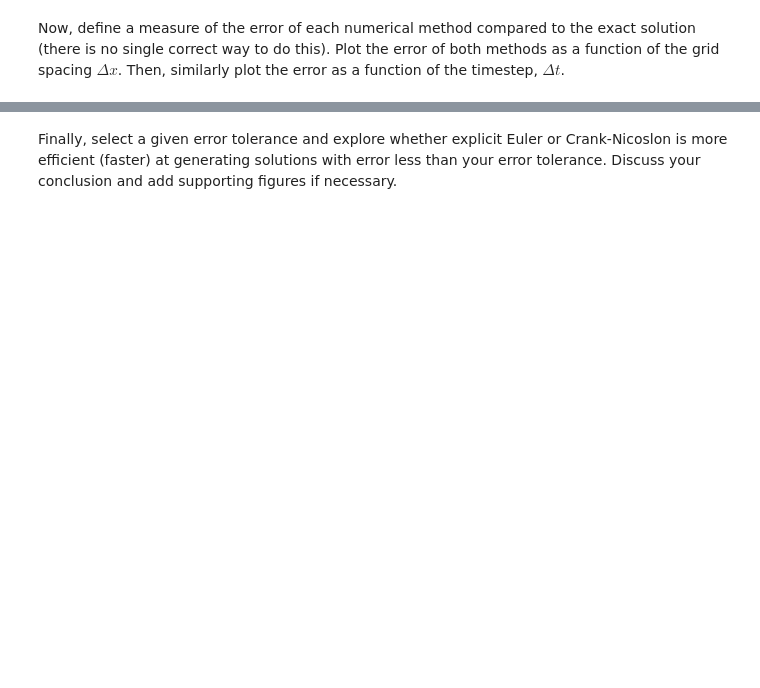
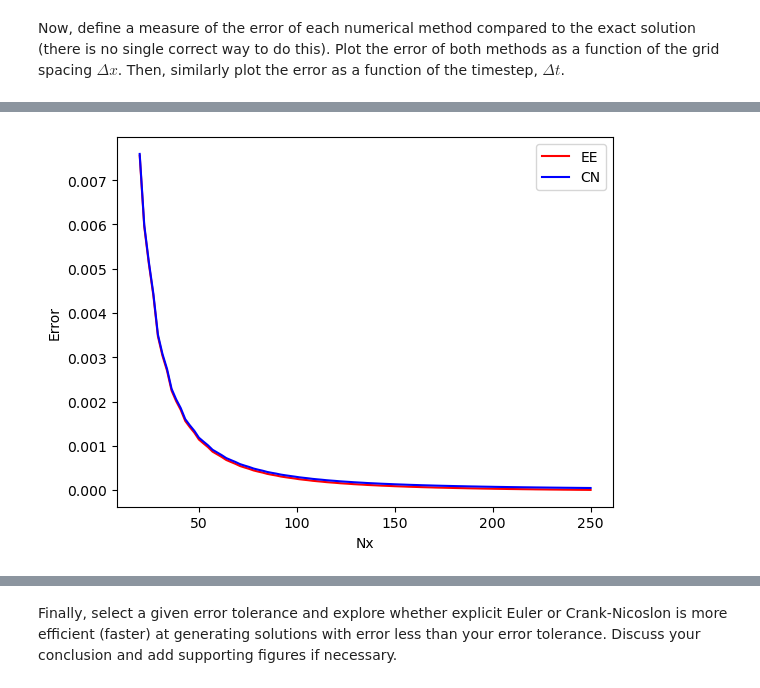
Before and after one commit to louis-de-neve/QCES, a Jupyter notebook: Project1_numerical_methods.ipynb, the cells around one changed output, grey strips where cells are left out. Saved outputs shown, nothing was run; the diff lists cells and outputs as text; code cells hidden in the pictures; blank space fills up the shorter version.

```diff
--- a/Project1_numerical_methods.ipynb
+++ b/Project1_numerical_methods.ipynb
@@ -202,0 +248,19 @@ DISCUSS DEFINITION OF ERROR
+# %%
+nx_range = np.linspace(20, 250, 100)
+ee_errors = np.empty_like(nx_range)
+cn_errors = np.empty_like(nx_range)
+
+for i, nx in enumerate(nx_range):
+    x_new = np.linspace(x_start, x_end, int(nx))
+    c_EE = EE(x_new, t, kappa)
+    c_CN = CN(x_new, t, kappa)
+    ee_errors[i] = np.sum(np.abs(c_EE[:, -1] - explicit(x_new, 20)))/nx
+    cn_errors[i] = np.sum(np.abs(c_CN[:, -1] - explicit(x_new, 20)))/nx
+
+plt.plot(nx_range, ee_errors, color='red', label="EE")
+plt.plot(nx_range, cn_errors, color='blue', label="CN")
+plt.xlabel("Nx")
+plt.ylabel("Error")
+plt.legend()
+plt.show()
+# %% [output]
@@ -202,0 +284 @@ DISCUSS DEFINITION OF ERROR
+[figure, added]
```
Also changed, not shown: parts of 15 cells of this notebook.
